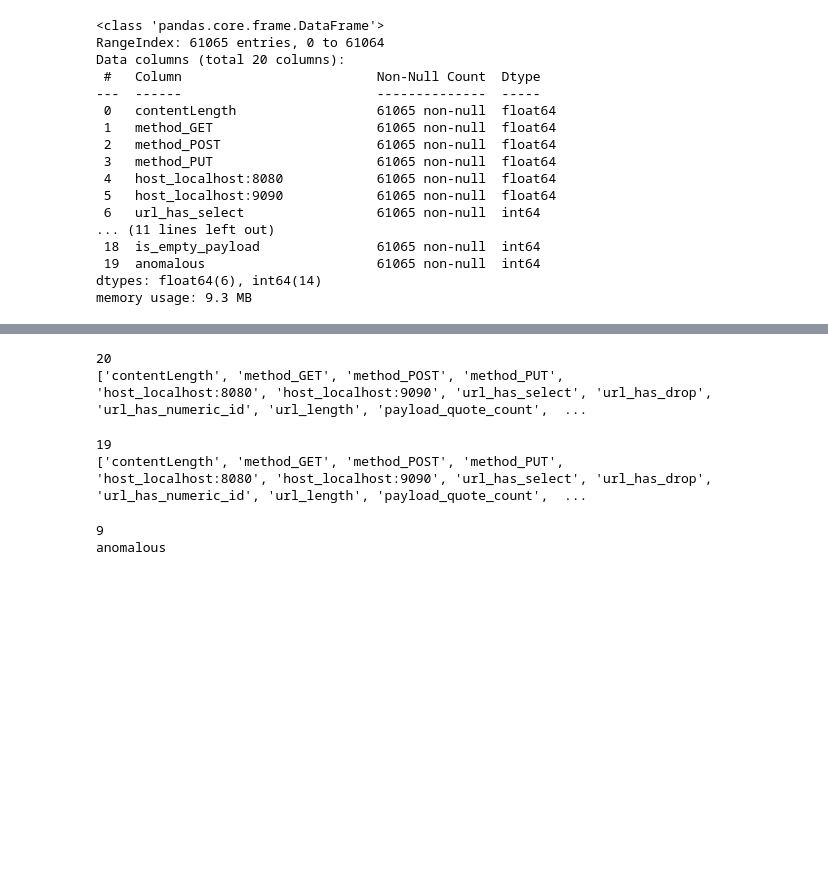
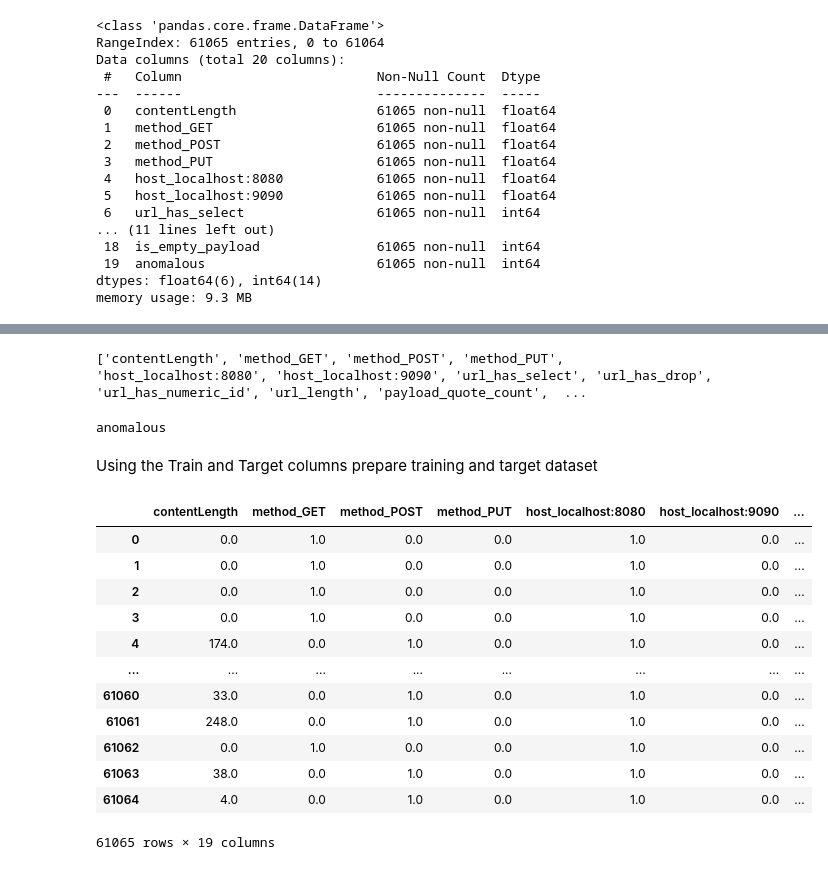
Before and after one commit to arkb2023/mlhttp, a Jupyter notebook: notebooks/evaluate.ipynb, the cells around one changed output, grey strips where cells are left out. Drawn from its saved outputs; the diff is of its cells as text; code cells hidden in the pictures; blank space fills up the shorter version.

```diff
--- a/notebooks/evaluate.ipynb
+++ b/notebooks/evaluate.ipynb
@@ -70,30 +70,41 @@ Extract training features
 # %%
-numeric_cols = df_featurised.select_dtypes(include=np.number).columns.tolist()
+#numeric_cols = df_featurised.select_dtypes(include=np.number).columns.tolist()
+train_cols = list(df_featurised.columns)[0:-1]
+print(train_cols)
+# %% [output]
+['contentLength', 'method_GET', 'method_POST', 'method_PUT', 'host_localhost:8080', 'host_localhost:9090', 'url_has_select', 'url_has_drop', 'url_has_numeric_id', 'url_length', 'payload_quote_count',  ...
 # %%
-print(len(numeric_cols))
-print(numeric_cols)
+#print(len(numeric_cols))
+#print(numeric_cols)
+# All columns except the last one (`anomalous` which is the target column) are training columns
+#train_cols = numeric_cols[0:-1]
+# print(len(train_cols))
+#print(train_cols)
+# The Last column `anomalous` is the target column
+#target_col = numeric_cols[-1]
+target_col = 'anomalous'
+#print(len(target_col))
+print(target_col)
 # %% [output]
-20
-['contentLength', 'method_GET', 'method_POST', 'method_PUT', 'host_localhost:8080', 'host_localhost:9090', 'url_has_select', 'url_has_drop', 'url_has_numeric_id', 'url_length', 'payload_quote_count',  ...
+anomalous
-# %%
-# All columns are training columns except the last one (`anomalous` which is the target column)
-train_cols = numeric_cols[0:-1]
-print(len(train_cols))
-print(train_cols)
-# %% [output]
-19
-['contentLength', 'method_GET', 'method_POST', 'method_PUT', 'host_localhost:8080', 'host_localhost:9090', 'url_has_select', 'url_has_drop', 'url_has_numeric_id', 'url_length', 'payload_quote_count',  ...
-# %%
-# The Last column `anomalous` is the target column
-target_col = numeric_cols[-1]
-print(len(target_col))
-print(target_col)
-# %% [output]
-9
-anomalous
+# %% [markdown]
+Using the Train and Target columns prepare training and target dataset
 # %%
-# 70:30 Train Test split
-test_size = 0.3
-# Const seed
-random_state = 42
+# Train dataset
+df_train = df_featurised[train_cols]
+df_train
+# %% [output]
+|  | contentLength | method_GET | method_POST | method_PUT | host_localhost:8080 | host_localhost:9090 | ... |
+| 0 | 0.0 | 1.0 | 0.0 | 0.0 | 1.0 | 0.0 | ... |
+| 1 | 0.0 | 1.0 | 0.0 | 0.0 | 1.0 | 0.0 | ... |
+| 2 | 0.0 | 1.0 | 0.0 | 0.0 | 1.0 | 0.0 | ... |
+| 3 | 0.0 | 1.0 | 0.0 | 0.0 | 1.0 | 0.0 | ... |
+| 4 | 174.0 | 0.0 | 1.0 | 0.0 | 1.0 | 0.0 | ... |
+| ... | ... | ... | ... | ... | ... | ... | ... |
+| 61060 | 33.0 | 0.0 | 1.0 | 0.0 | 1.0 | 0.0 | ... |
+| 61061 | 248.0 | 0.0 | 1.0 | 0.0 | 1.0 | 0.0 | ... |
+| 61062 | 0.0 | 1.0 | 0.0 | 0.0 | 1.0 | 0.0 | ... |
+| 61063 | 38.0 | 0.0 | 1.0 | 0.0 | 1.0 | 0.0 | ... |
+| 61064 | 4.0 | 0.0 | 1.0 | 0.0 | 1.0 | 0.0 | ... |
+61065 rows × 19 columns
 # %%
```
Also changed, not shown: parts of 36 cells of this notebook.
